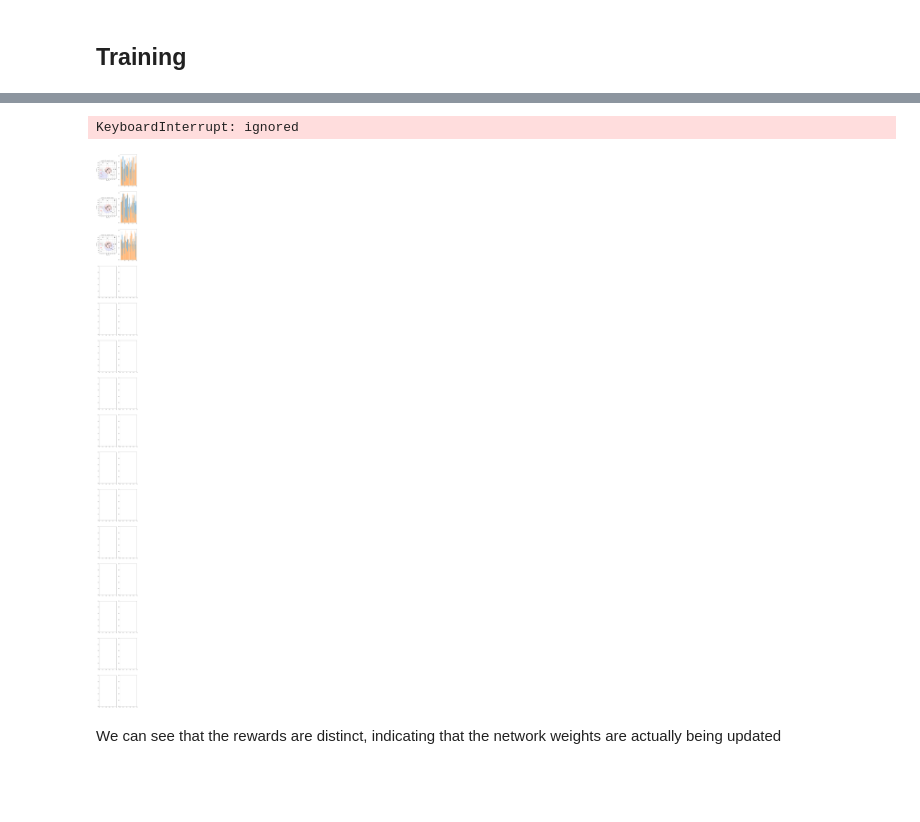
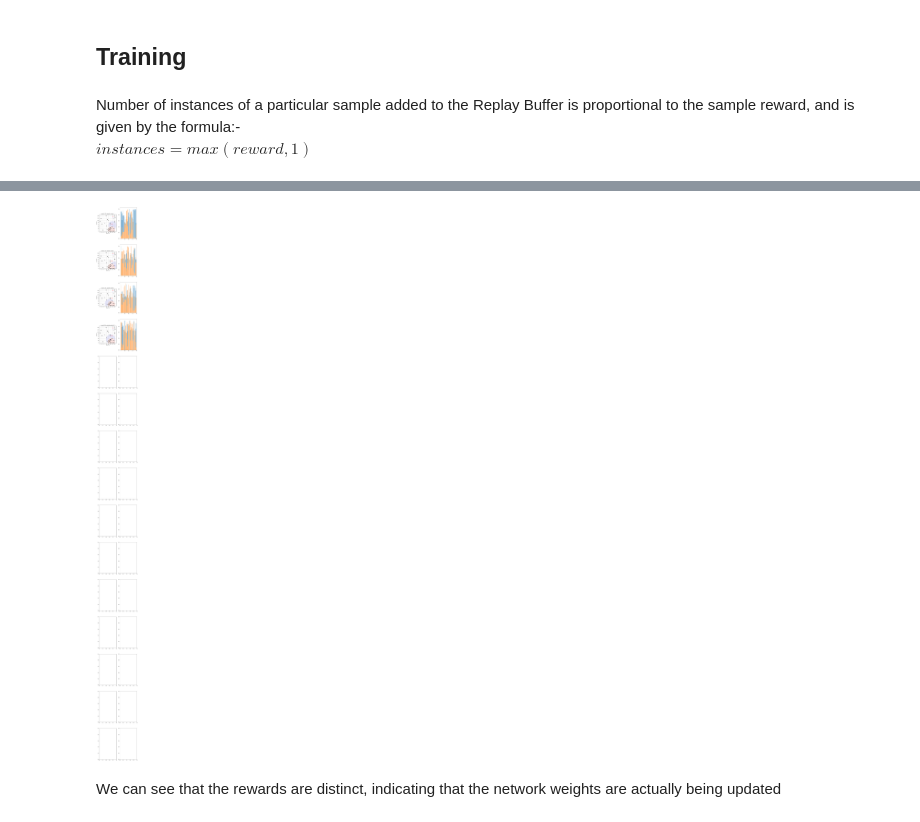
Before and after one commit to Abhi12122000/UAV_assisted_MLI_Placement, a Jupyter notebook: TD3_UAV_Single_Agent.ipynb, the cells around one changed output, grey strips where cells are left out. Saved outputs shown, nothing was run; the diff lists cells and outputs as text; code cells hidden in the pictures; blank space fills up the shorter version.

Commit message:
Manipulating replay buffer to weigh current samples highly

```diff
--- a/TD3_UAV_Single_Agent.ipynb
+++ b/TD3_UAV_Single_Agent.ipynb
@@ -375,6 +403,7 @@ eta_2 = 25
 eta_3 = 25
 boundary_x = boundary_y = 150.
 
+reward_baseline_fraction_of_UEs_covered = 0.5
 
 # plotting parameters
 plotting_boundary_buffer = 5.
@@ -382,7 +411,7 @@ UAV_coverage_circle_color = 'lavender'
 EC_concentrated_region_color = 'mistyrose'
 UAV_path_color = 'green'
 # %%
-# Environment Bounds
+# Environment and Network Bounds
 
 action_space_lb = np.zeros(4 + (EC_count * UE_count))
 action_space_lb[2] = -L_v_max
@@ -391,6 +420,8 @@ action_space_ub = np.ones(4 + (EC_count * UE_count))
 action_space_ub[0:4] = [L_h_max, 2 * math.pi, L_v_max, P_max]
 state_space_lb = np.array([0, 0, Z_min])
 state_space_ub = np.array([boundary_x, boundary_y, Z_max])
+critic_min_output = -100
+critic_max_output = 100
 # %%
 # Environment Class
 
@@ -993,7 +1047,7 @@ min_action = env.action_space.low
 # %% [markdown]
 ## We create the policy network (the Actor model)
 # %%
-policy = TD3(state_dim, action_dim, max_action, min_action)
+policy = TD3(state_dim, action_dim, max_action, min_action, critic_min_output, critic_max_output)
 # %% [markdown]
 ## We create the Experience Replay memory
 # %%
@@ -1038,8 +1092,13 @@ done = True
 t0 = time.time()
 best_reward = -10000000
 best_reward_episode_UAV_position_list = []
+progressive_training_episodes_UAV_position_list = []
+UAV_traversal_plot_episode_frequency = int(num_episodes // 10)
 # %% [markdown]
 ## Training
+# %% [markdown]
+Number of instances of a particular sample added to the Replay Buffer is proportional to the sample reward, and is given by the formula:- \
+$instances = max(reward, 1)$
 # %%
 fig, axes = plt.subplots(15, 2, figsize=(10, 150))
 indx = 0
@@ -1085,6 +1144,8 @@ while total_timesteps < max_timesteps:
     # Set rewards and episode timesteps to zero
     episode_reward = 0
     episode_timesteps = 0
+    if(episode_num % UAV_traversal_plot_episode_frequency == 0):
+        progressive_training_episodes_UAV_position_list.append(this_episode_UAV_positions_list)
     episode_num += 1
 
   # Before 10000 timesteps, we play random actions
@@ -1112,7 +1173,7 @@ while total_timesteps < max_timesteps:
   episode_reward += reward
 
   # We store the new transition into the Experience Replay memory (ReplayBuffer)
-  replay_buffer.add((obs, new_obs, action, reward, done_bool))
+  replay_buffer.add((obs, new_obs, action, reward, done_bool), num_instances = max(reward, 1))
 
   # We update the state, the episode timestep, the total timesteps, and the timesteps since the evaluation of the policy
   obs = new_obs
@@ -1146,5 +1207,4 @@ actor loss:  tensor(1880.4170, grad_fn=<NegBackward0>)
-KeyboardInterrupt: ignored
-[figure, old version]
+[figure, new version]
 # %%
 # print(len(best_reward_episode_UAV_position_list))
 # %%
```
Also changed, not shown: parts of 14 cells of this notebook.
